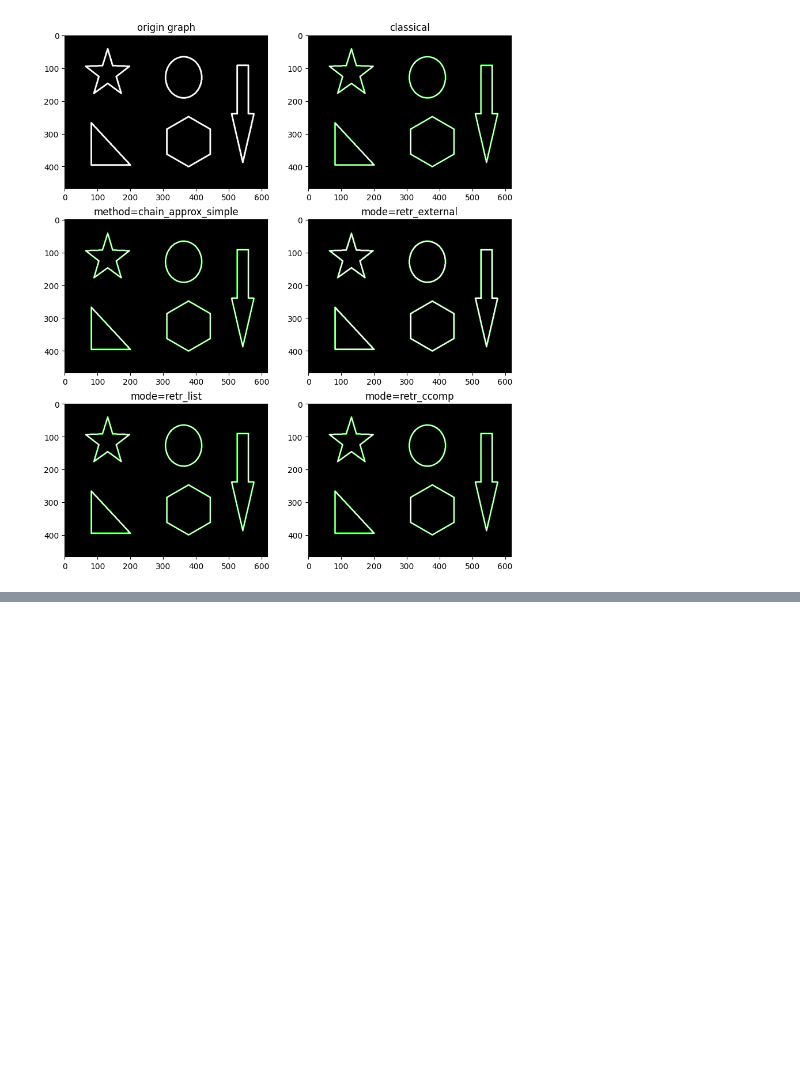
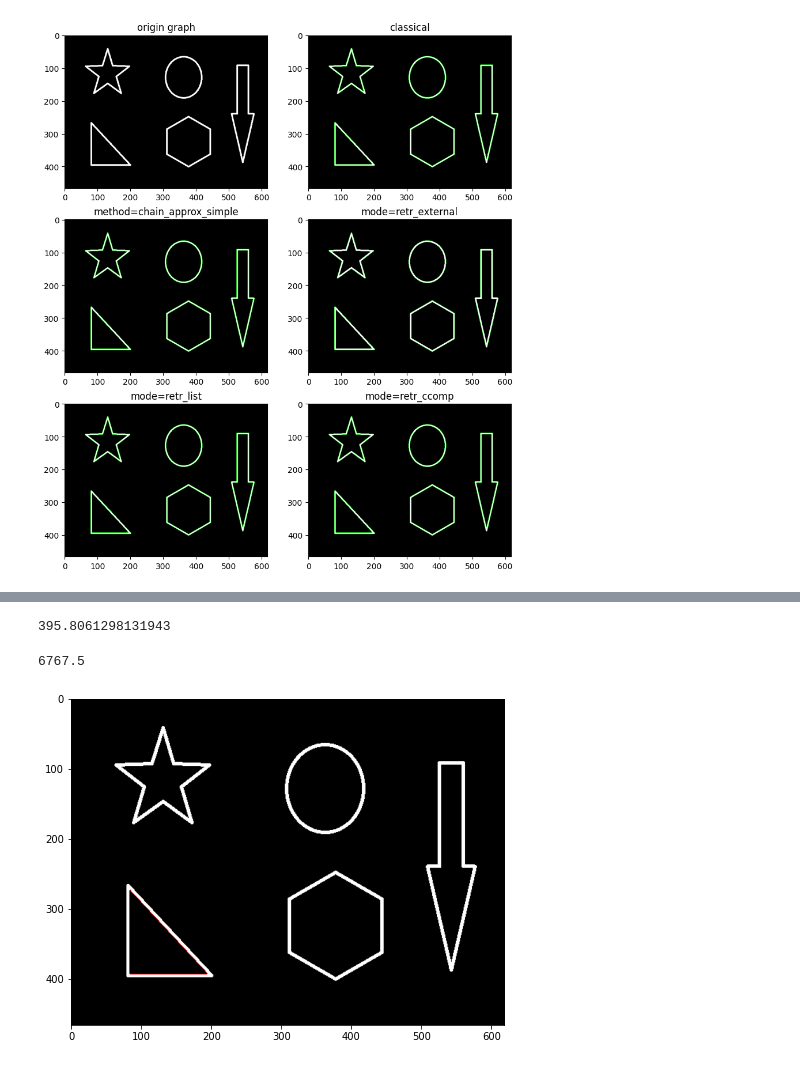
Before and after one commit to gchenustc/opencv, a Jupyter notebook: 轮廓检测.ipynb, the cells around one changed output, grey strips where cells are left out. Saved outputs shown, nothing was run; the diff lists cells and outputs as text; code cells hidden in the pictures; blank space fills up the shorter version.

```diff
--- a/轮廓检测.ipynb
+++ b/轮廓检测.ipynb
@@ -92,0 +112,18 @@ Text(0.5, 1.0, 'mode=retr_ccomp')
+# %%
+# 第二条曲线的周长和面积
+cnt2 = contours[1]
+
+img_contour_draw = img_contour.copy()
+img_contour_2 = cv2.drawContours(img_contour_draw, contours, 1, (0,0,255),1)
+
+plt.figure(figsize=(8,6))
+cv_show(img_contour_2)
+
+# 周长
+print(cv2.arcLength(cnt2,True)) # True 闭合曲线
+# 面积
+cv2.contourArea(cnt2)
+# %% [output]
+395.8061298131943
+6767.5
+[figure, added]
```
Also changed, not shown: parts of 7 cells of this notebook.
